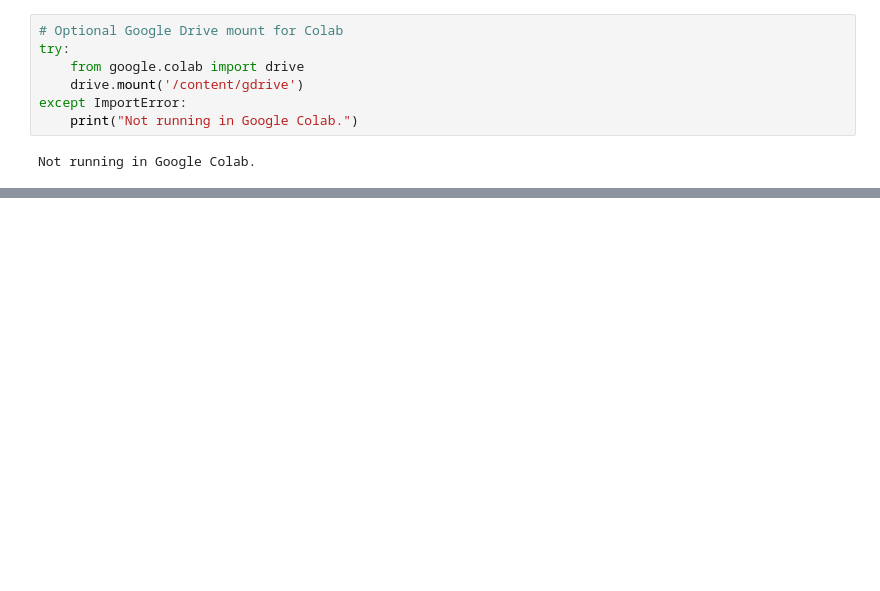
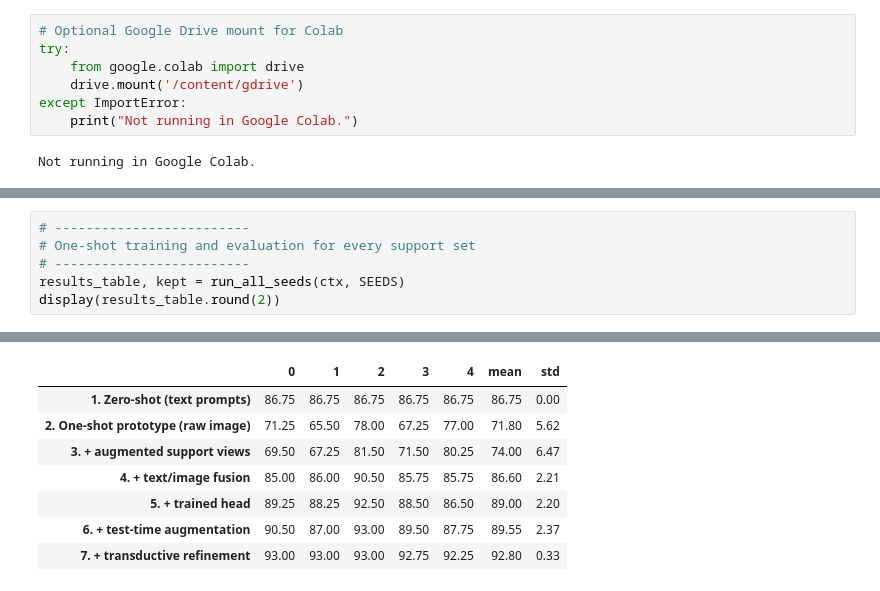
Before and after one commit to OliverWard4/FoundationModel, a Jupyter notebook: ITCS_6169_8169_Assignment3_OneShot_Template.ipynb, the cells around one changed output, grey strips where cells are left out. Cells and saved outputs as stored; diff of their text form; blank space fills up the shorter version.

```diff
--- a/ITCS_6169_8169_Assignment3_OneShot_Template.ipynb
+++ b/ITCS_6169_8169_Assignment3_OneShot_Template.ipynb
@@ -805,0 +764,7 @@ Before submitting the 2-page PDF (due November 24, 2026, 11:59 PM ET):
+# %%
+# -------------------------
+# One-shot training and evaluation for every support set
+# -------------------------
+results_table, kept = run_all_seeds(ctx, SEEDS)
+display(results_table.round(2))
+# %% [output]
@@ -805,0 +788,8 @@ Before submitting the 2-page PDF (due November 24, 2026, 11:59 PM ET):
+|  | 0 | 1 | 2 | 3 | 4 | mean | std |
+| 1. Zero-shot (text prompts) | 86.75 | 86.75 | 86.75 | 86.75 | 86.75 | 86.75 | 0.00 |
+| 2. One-shot prototype (raw image) | 71.25 | 65.50 | 78.00 | 67.25 | 77.00 | 71.80 | 5.62 |
+| 3. + augmented support views | 69.50 | 67.25 | 81.50 | 71.50 | 80.25 | 74.00 | 6.47 |
+| 4. + text/image fusion | 85.00 | 86.00 | 90.50 | 85.75 | 85.75 | 86.60 | 2.21 |
+| 5. + trained head | 89.25 | 88.25 | 92.50 | 88.50 | 86.50 | 89.00 | 2.20 |
+| 6. + test-time augmentation | 90.50 | 87.00 | 93.00 | 89.50 | 87.75 | 89.55 | 2.37 |
+| 7. + transductive refinement | 93.00 | 93.00 | 93.00 | 92.75 | 92.25 | 92.80 | 0.33 |
```
Also changed, not shown: parts of 71 cells of this notebook, 3 other files.
